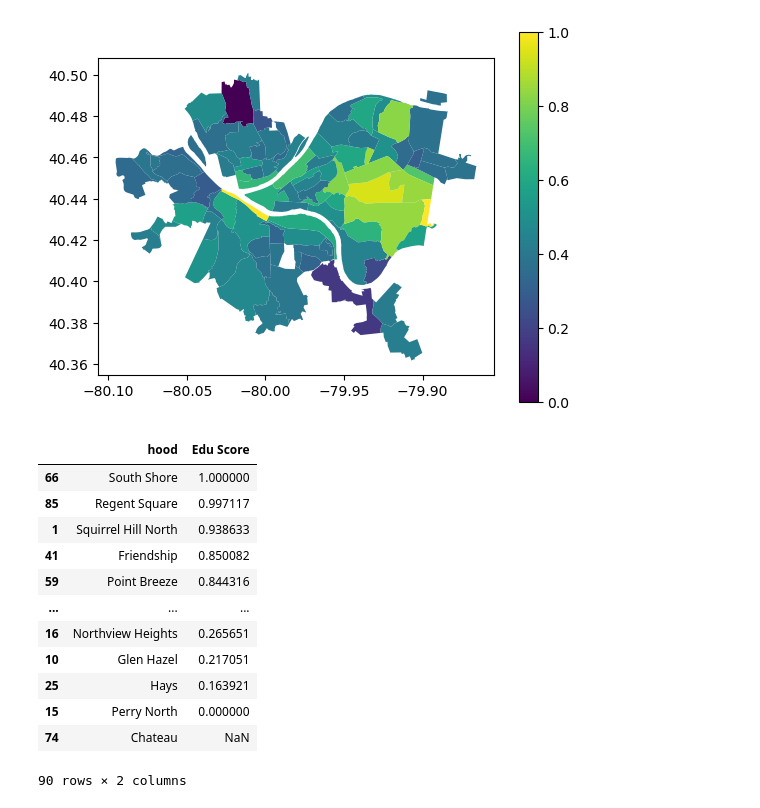
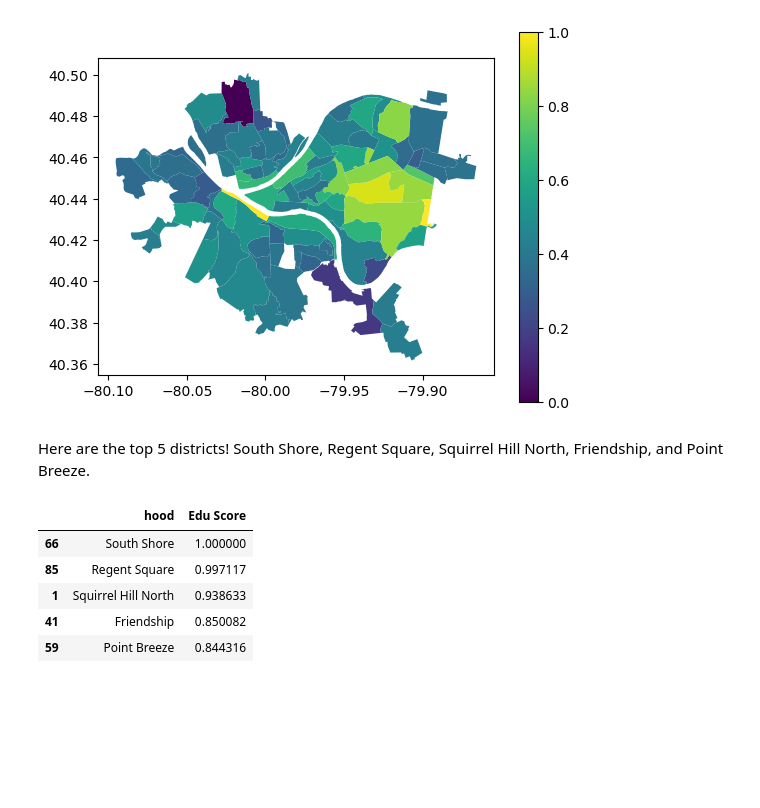
Before and after one commit to jca64/Big-Ideas-Final-Project, a Jupyter notebook: Education/Education.ipynb, the cells around one changed output. Cells and saved outputs as stored; diff of their text form; code cells hidden in the pictures; blank space fills up the shorter version.

```diff
--- a/Education/Education.ipynb
+++ b/Education/Education.ipynb
@@ -8,3 +16,4 @@ neighborhoods['geoid10'] = neighborhoods['geoid10'].astype(float)
 # %%
 df = pd.read_csv('Neighborhoods_with_SNAP_Data.csv')
-df
+grads = pd.DataFrame()
+grads['geoid10'] = df['Neighborhood_2010_GEOID10']
@@ -37,8 +23,8 @@ df
 def percent_to_float(series):
     return series.str.rstrip('%').astype(float) / 100
 
-attainments = [c for c in df.columns if 'Edu__Attainment' in c]
-for a in attainments:
-    df[a] = percent_to_float(df[a])
-df[attainments]
+grads['High School'] = percent_to_float(df['Edu__Attainment__High_School_Gr'])
+grads['Bachelors'] = percent_to_float(df['Edu__Attainment__Bachelor_s_Deg'])
+grads['Postgrad'] = percent_to_float(df['Edu__Attainment__Postgraduate_D'])
+grads.head()
 # %% [output]
@@ -58,7 +39,7 @@ df[attainments]
 # %%
-df['Edu Score'] = df['Edu__Attainment__High_School_Gr'] + 2 * df['Edu__Attainment__Bachelor_s_Deg'] + 4 * df['Edu__Attainment__Postgraduate_D']
-df['Edu Score'] = df['Edu Score'] / df['Edu Score'].max()
-df['Edu Score']
+grads['Edu Score'] = grads['High School'] + 2 * grads['Bachelors'] + 4 * grads['Postgrad']
+grads['Edu Score'] = grads['Edu Score'] / grads['Edu Score'].max()
+grads['Edu Score']
 # %% [output]
 0     0.590198
 1     0.813427
@@ -75,8 +59,8 @@ Name: Edu Score, Length: 90, dtype: float64
 # %%
 neighborhoods['Edu Score'] = 0.0
-for i, row in df.iterrows():
+for i, row in grads.iterrows():
     for j, neighborhood in neighborhoods.iterrows():
-        if row['Neighborhood_2010_GEOID10'] == neighborhood['geoid10']:
+        if row['geoid10'] == neighborhood['geoid10']:
             neighborhoods.at[j, 'Edu Score'] = row['Edu Score']
             break
 neighborhoods['Edu Score']
@@ -98,19 +84,15 @@ neighborhoods.plot(column='Edu Score', legend=True)
 # %% [output]
 <AxesSubplot:>
 [figure]
+# %% [markdown]
+Here are the top 5 districts! South Shore, Regent Square, Squirrel Hill North, Friendship, and Point Breeze.
 # %%
-neighborhoods.sort_values(by='Edu Score', ascending=False)[['hood', 'Edu Score']]
+by_edu_score = neighborhoods.sort_values(by='Edu Score', ascending=False)[['hood', 'Edu Score']]
+by_edu_score.head(5)
 # %% [output]
 |  | hood | Edu Score |
 | 66 | South Shore | 1.000000 |
 | 85 | Regent Square | 0.997117 |
 | 1 | Squirrel Hill North | 0.938633 |
 | 41 | Friendship | 0.850082 |
 | 59 | Point Breeze | 0.844316 |
-| ... | ... | ... |
-| 16 | Northview Heights | 0.265651 |
-| 10 | Glen Hazel | 0.217051 |
-| 25 | Hays | 0.163921 |
-| 15 | Perry North | 0.000000 |
-| 74 | Chateau | NaN |
-90 rows × 2 columns
```
Also changed, not shown: parts of 10 cells of this notebook.
